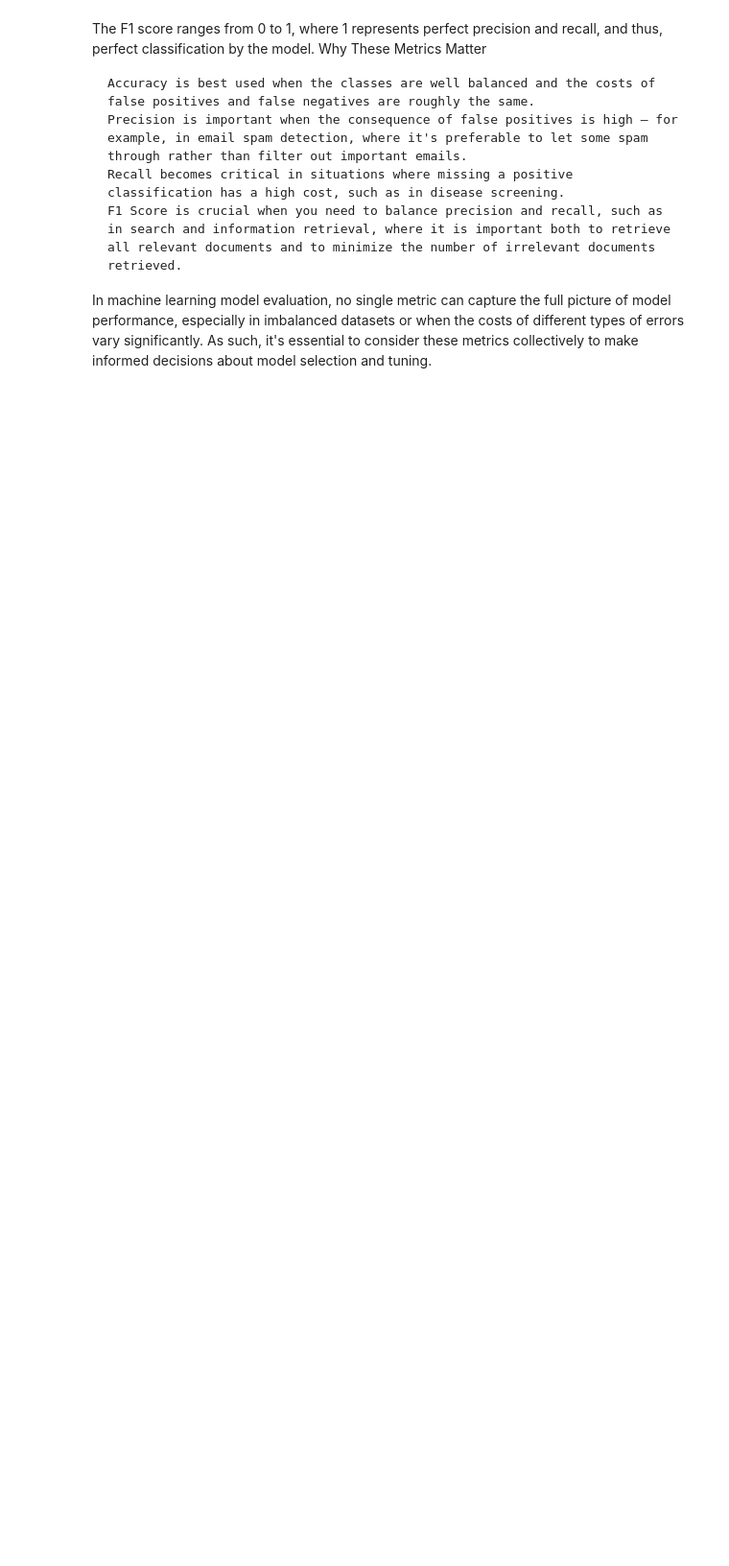
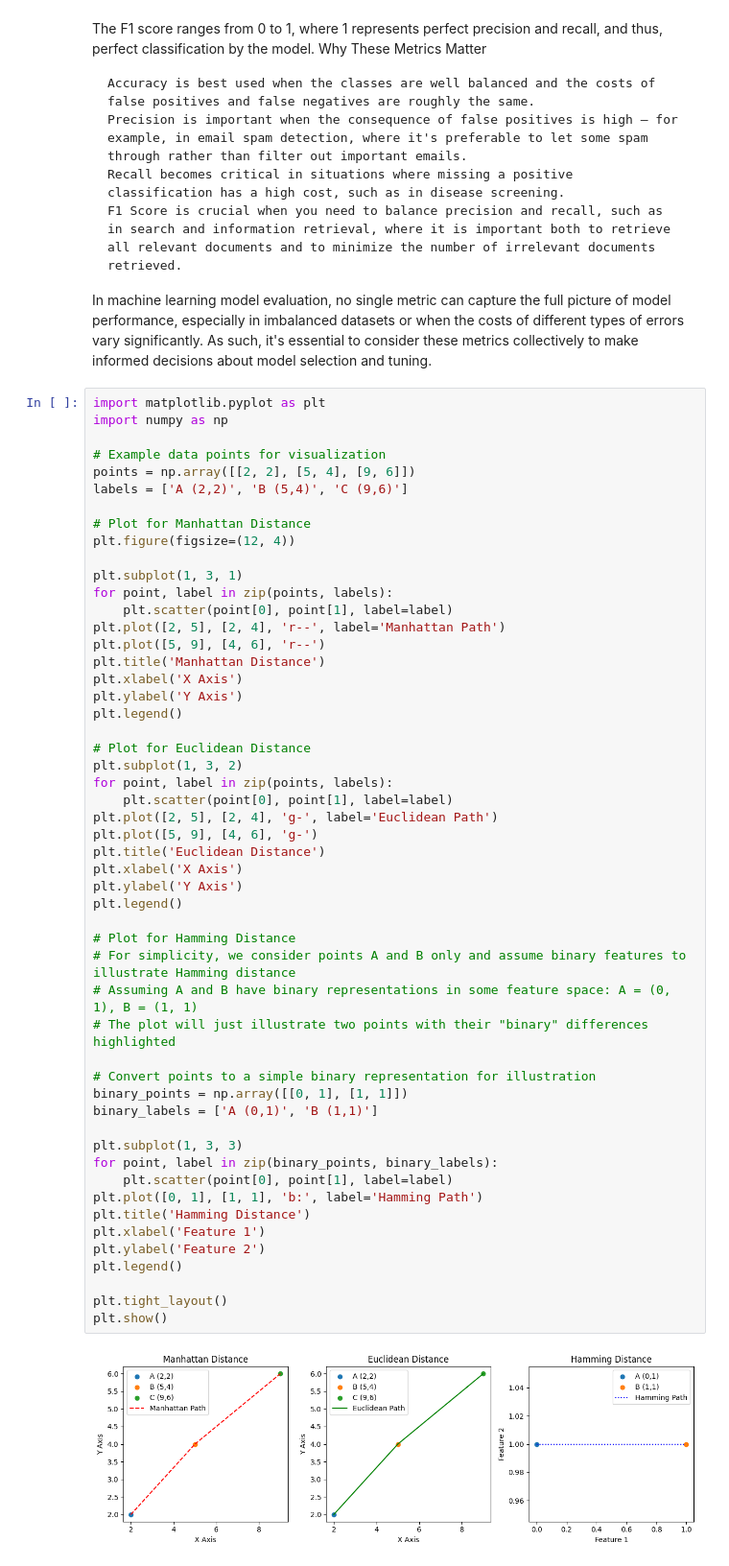
Before and after one commit to Jeffrey-Oechsner/OLA-2-ML, a Jupyter notebook: OLA 2.ipynb, the cells around one changed output. Shown at 96% size. Drawn from its saved outputs; the diff is of its cells as text; blank space fills up the shorter version.

Commit message:
update on the distance

```diff
--- a/OLA 2.ipynb
+++ b/OLA 2.ipynb
@@ -221,3 +221,57 @@ Why These Metrics Matter
     F1 Score is crucial when you need to balance precision and recall, such as in search and information retrieval, where it is important both to retrieve all relevant documents and to minimize the number of irrelevant documents retrieved.
 
 In machine learning model evaluation, no single metric can capture the full picture of model performance, especially in imbalanced datasets or when the costs of different types of errors vary significantly. As such, it's essential to consider these metrics collectively to make informed decisions about model selection and tuning.
+# %%
+import matplotlib.pyplot as plt
+import numpy as np
+
+# Example data points for visualization
+points = np.array([[2, 2], [5, 4], [9, 6]])
+labels = ['A (2,2)', 'B (5,4)', 'C (9,6)']
+
+# Plot for Manhattan Distance
+plt.figure(figsize=(12, 4))
+
+plt.subplot(1, 3, 1)
+for point, label in zip(points, labels):
+    plt.scatter(point[0], point[1], label=label)
+plt.plot([2, 5], [2, 4], 'r--', label='Manhattan Path')
+plt.plot([5, 9], [4, 6], 'r--')
+plt.title('Manhattan Distance')
+plt.xlabel('X Axis')
+plt.ylabel('Y Axis')
+plt.legend()
+
+# Plot for Euclidean Distance
+plt.subplot(1, 3, 2)
+for point, label in zip(points, labels):
+    plt.scatter(point[0], point[1], label=label)
+plt.plot([2, 5], [2, 4], 'g-', label='Euclidean Path')
+plt.plot([5, 9], [4, 6], 'g-')
+plt.title('Euclidean Distance')
+plt.xlabel('X Axis')
+plt.ylabel('Y Axis')
+plt.legend()
+
+# Plot for Hamming Distance
+# For simplicity, we consider points A and B only and assume binary features to illustrate Hamming distance
+# Assuming A and B have binary representations in some feature space: A = (0, 1), B = (1, 1)
+# The plot will just illustrate two points with their "binary" differences highlighted
+
+# Convert points to a simple binary representation for illustration
+binary_points = np.array([[0, 1], [1, 1]])
+binary_labels = ['A (0,1)', 'B (1,1)']
+
+plt.subplot(1, 3, 3)
+for point, label in zip(binary_points, binary_labels):
+    plt.scatter(point[0], point[1], label=label)
+plt.plot([0, 1], [1, 1], 'b:', label='Hamming Path')
+plt.title('Hamming Distance')
+plt.xlabel('Feature 1')
+plt.ylabel('Feature 2')
+plt.legend()
+
+plt.tight_layout()
+plt.show()
+# %% [output]
+[figure, added]
```
Also changed, not shown: parts of 3 cells of this notebook.
